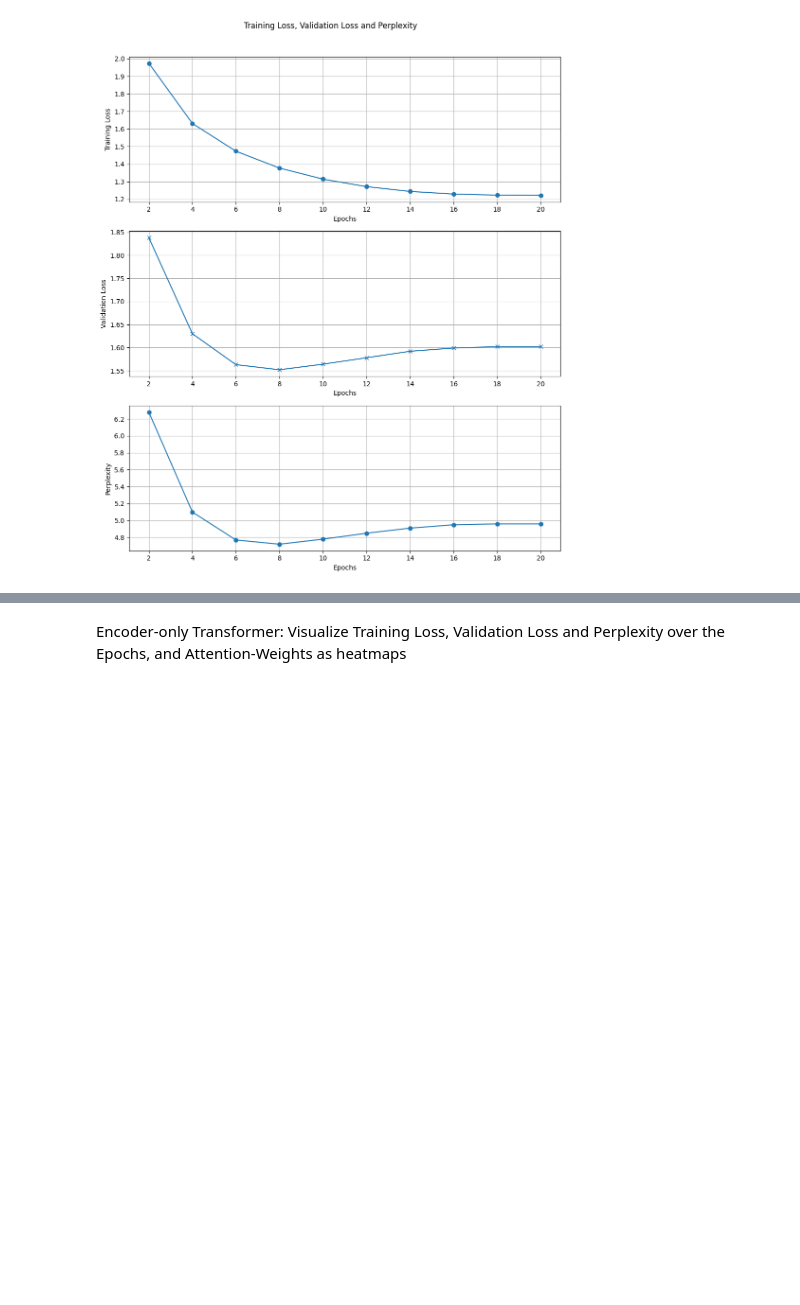
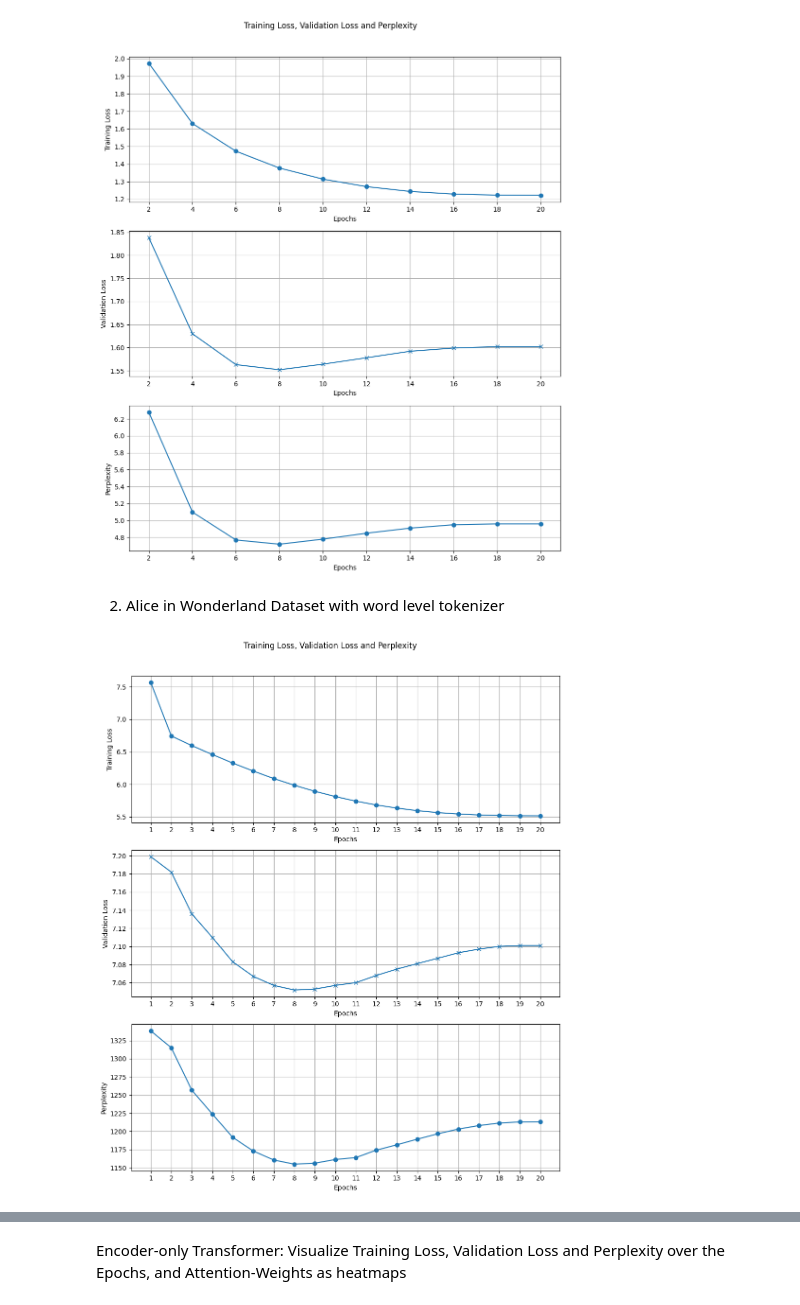
Before and after one commit to Swapnajoy/Mini_Transfomer_Project, a Jupyter notebook: analysis.ipynb, the cells around one changed output, grey strips where cells are left out. Drawn from its saved outputs; the diff is of its cells as text; code cells hidden in the pictures; blank space fills up the shorter version.

```diff
--- a/analysis.ipynb
+++ b/analysis.ipynb
@@ -101,3 +101,10 @@ training_info_path = "training_experiments/lstm/ep20_b64_lr5e-05_dataset_alice_i
 plot_losses(training_info_path)
 # %% [output]
 [figure]
+# %% [markdown]
+2. Alice in Wonderland Dataset with word level tokenizer
+# %%
+training_info_path = "training_experiments/lstm/ep20_b64_lr5e-05_dataset_alice_in_wonderland.txt_token_word_2025-06-12T09-00-12/training_info.txt"
+plot_losses(training_info_path)
+# %% [output]
+[figure, added]
```
Also changed, not shown: parts of 2 cells of this notebook, 3 other files.
